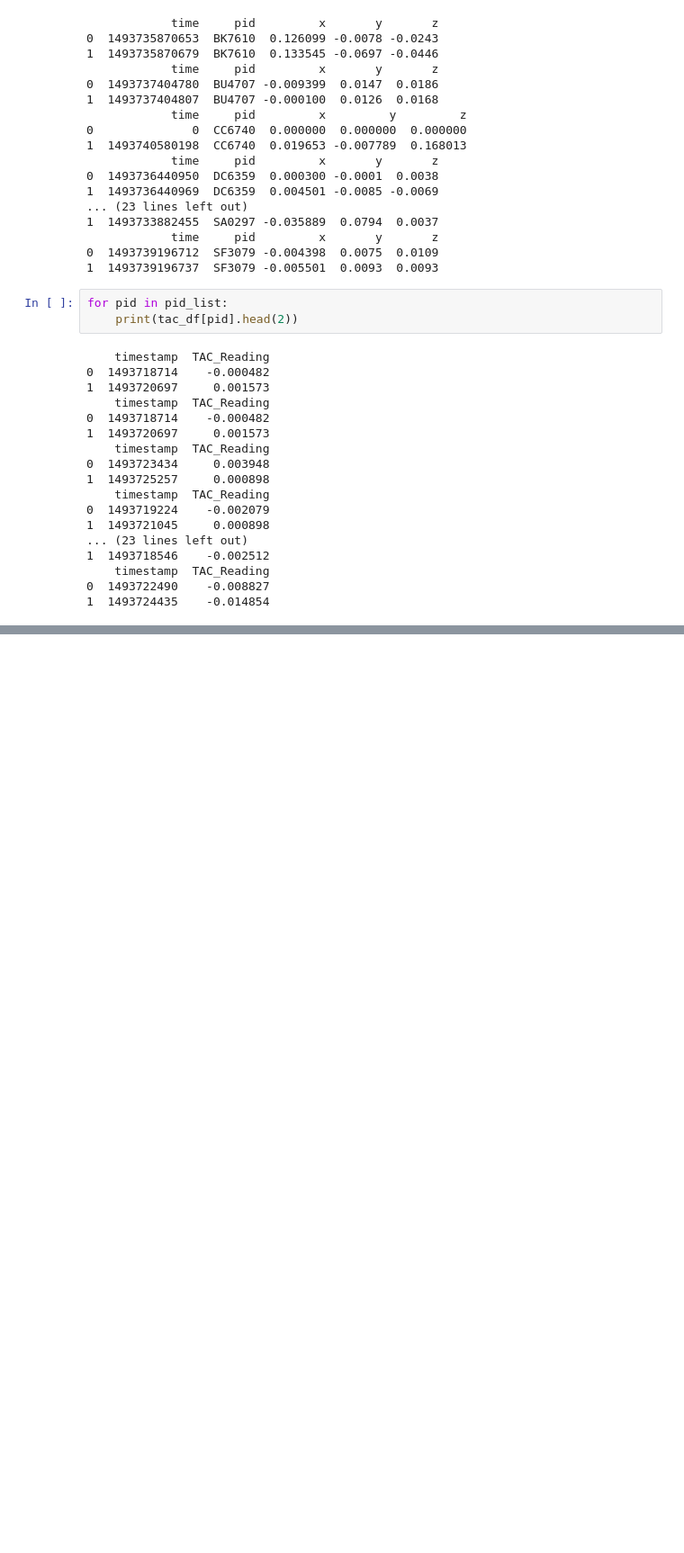
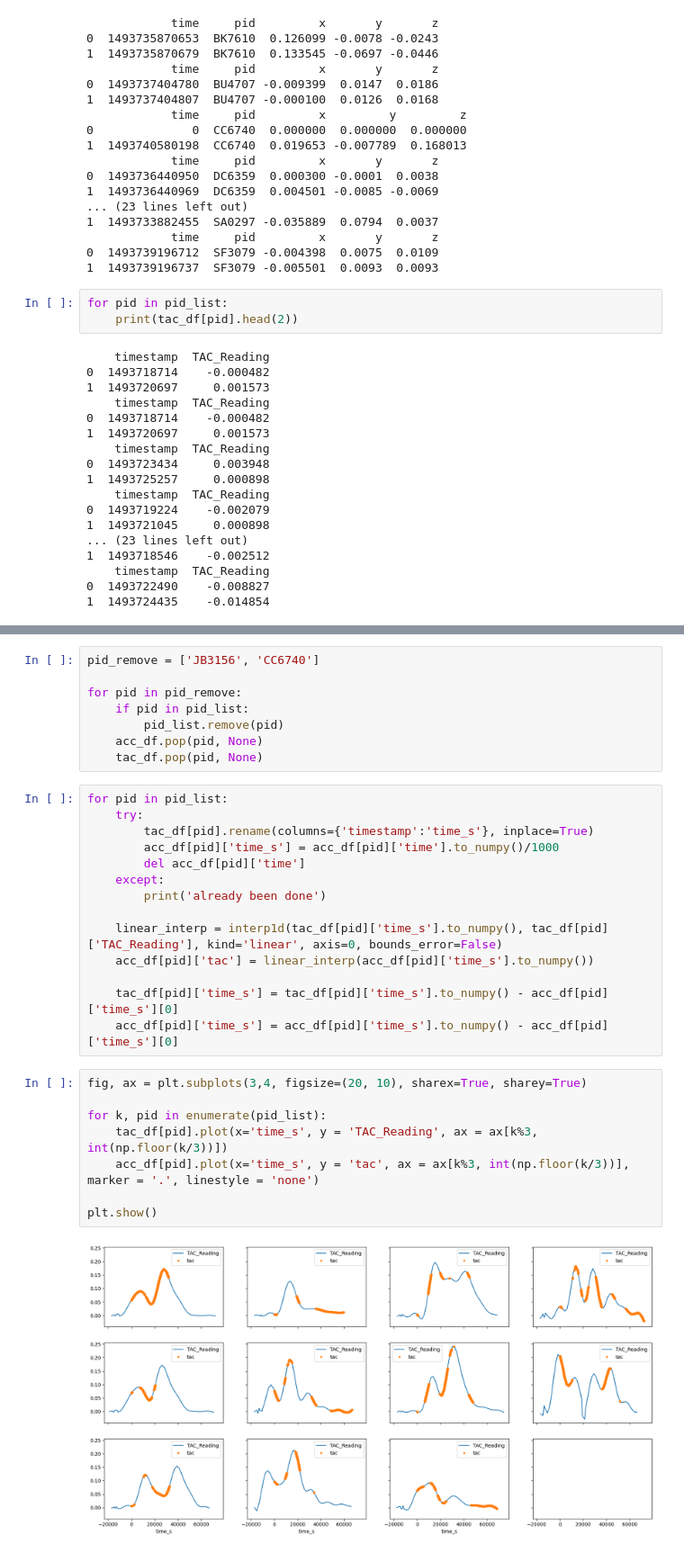
Before and after one commit to eatai/bar_crawl, a Jupyter notebook: BarCrawl_Classification.ipynb, the cells around one changed output, grey strips where cells are left out. Shown at 90% size. Cells and saved outputs as stored; diff of their text form; blank space fills up the shorter version.

```diff
--- a/BarCrawl_Classification.ipynb
+++ b/BarCrawl_Classification.ipynb
@@ -152,0 +219,32 @@ AttributeError: 'Figure' object has no attribute 'set_title'
+# %%
+pid_remove = ['JB3156', 'CC6740']
+
+for pid in pid_remove:
+    if pid in pid_list:
+        pid_list.remove(pid)
+    acc_df.pop(pid, None)
+    tac_df.pop(pid, None)
+# %%
+for pid in pid_list:
+    try:
+        tac_df[pid].rename(columns={'timestamp':'time_s'}, inplace=True)
+        acc_df[pid]['time_s'] = acc_df[pid]['time'].to_numpy()/1000
+        del acc_df[pid]['time']
+    except:
+        print('already been done')
+
+    linear_interp = interp1d(tac_df[pid]['time_s'].to_numpy(), tac_df[pid]['TAC_Reading'], kind='linear', axis=0, bounds_error=False)
+    acc_df[pid]['tac'] = linear_interp(acc_df[pid]['time_s'].to_numpy())
+
+    tac_df[pid]['time_s'] = tac_df[pid]['time_s'].to_numpy() - acc_df[pid]['time_s'][0]
+    acc_df[pid]['time_s'] = acc_df[pid]['time_s'].to_numpy() - acc_df[pid]['time_s'][0]
+# %%
+fig, ax = plt.subplots(3,4, figsize=(20, 10), sharex=True, sharey=True)
+
+for k, pid in enumerate(pid_list):
+    tac_df[pid].plot(x='time_s', y = 'TAC_Reading', ax = ax[k%3, int(np.floor(k/3))])
+    acc_df[pid].plot(x='time_s', y = 'tac', ax = ax[k%3, int(np.floor(k/3))], marker = '.', linestyle = 'none')
+
+plt.show()
+# %% [output]
+[figure, added]
```
Also changed, not shown: parts of 11 cells of this notebook.
